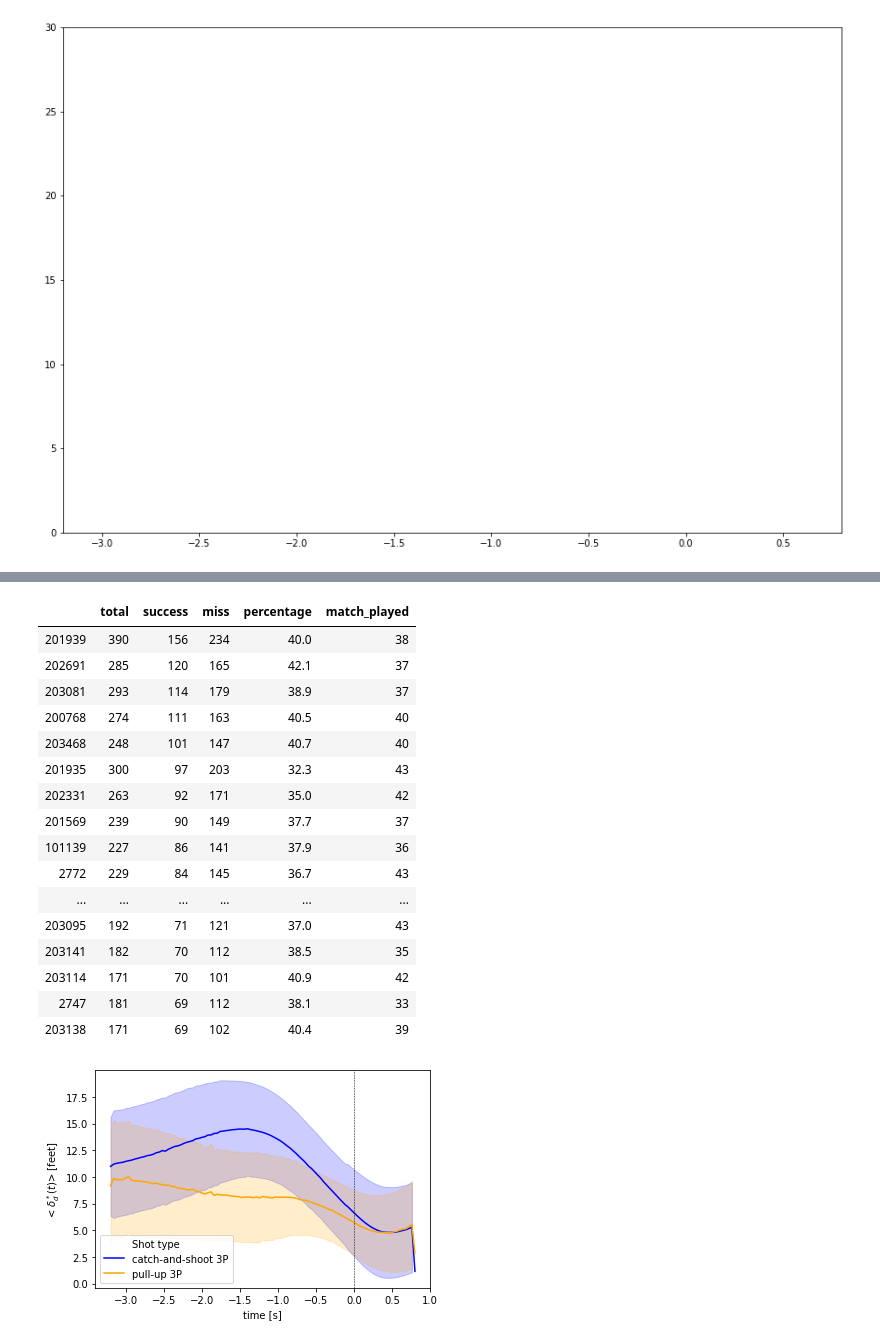
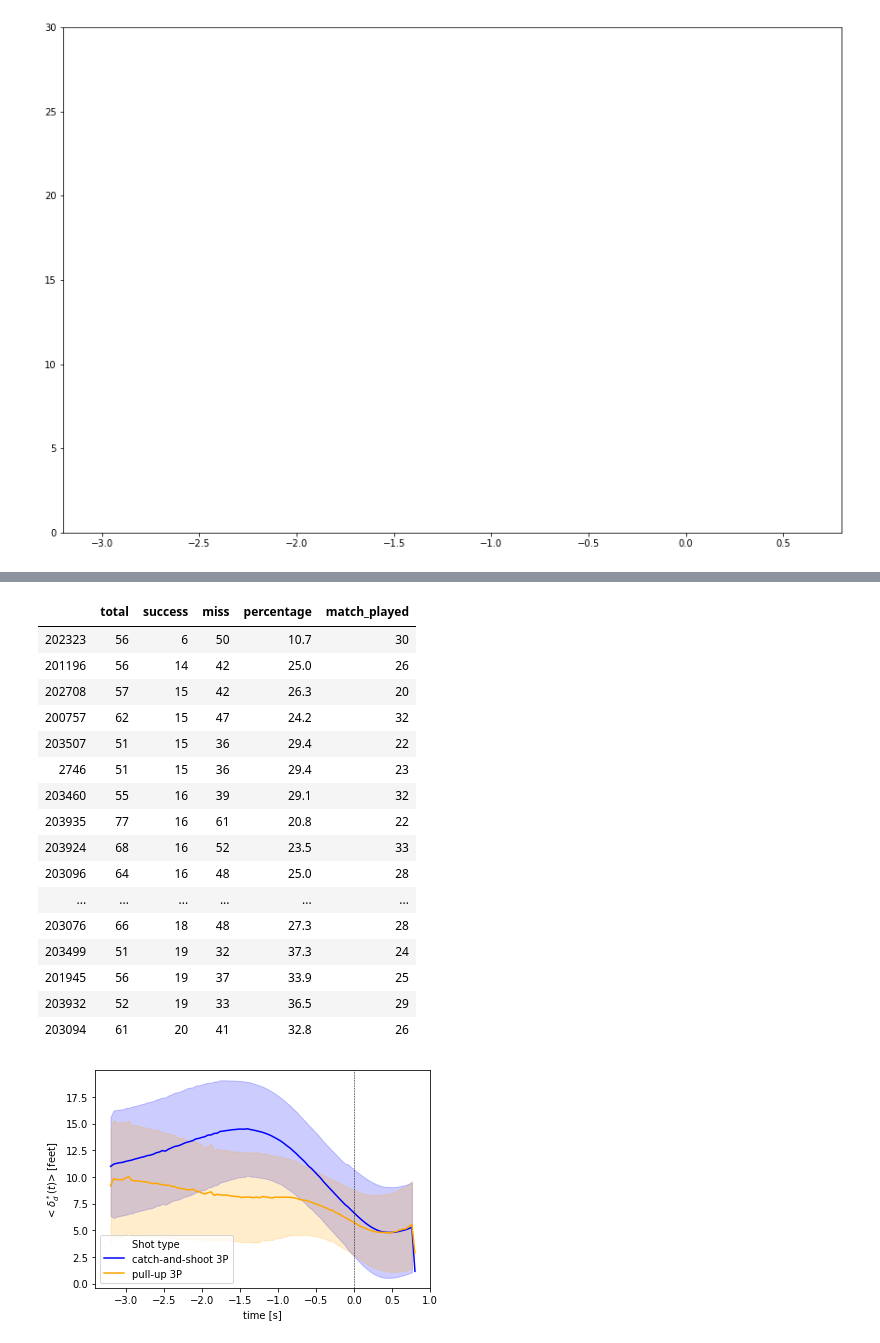
Before and after one commit to AmigoCap/MecaSportCo, a Jupyter notebook: 4_Free_space_and_3-points_efficiency.ipynb, the cells around one changed output, grey strips where cells are left out. Saved outputs shown, nothing was run; the diff lists cells and outputs as text; code cells hidden in the pictures.

```diff
--- a/4_Free_space_and_3-points_efficiency.ipynb
+++ b/4_Free_space_and_3-points_efficiency.ipynb
@@ -603,25 +695,25 @@ def players_stats(df_shots):
 
 df_stats=players_stats(df_shots)
 # %%
-df_stats.sort_values('success',ascending=False).head(20)
+df_stats.query('total>50').sort_values('success',ascending=True).head(20)
 # %% [output]
 |  | total | success | miss | percentage | match_played |
-| 201939 | 390 | 156 | 234 | 40.0 | 38 |
-| 202691 | 285 | 120 | 165 | 42.1 | 37 |
-| 203081 | 293 | 114 | 179 | 38.9 | 37 |
-| 200768 | 274 | 111 | 163 | 40.5 | 40 |
-| 203468 | 248 | 101 | 147 | 40.7 | 40 |
-| 201935 | 300 | 97 | 203 | 32.3 | 43 |
-| 202331 | 263 | 92 | 171 | 35.0 | 42 |
-| 201569 | 239 | 90 | 149 | 37.7 | 37 |
-| 101139 | 227 | 86 | 141 | 37.9 | 36 |
-| 2772 | 229 | 84 | 145 | 36.7 | 43 |
+| 202323 | 56 | 6 | 50 | 10.7 | 30 |
+| 201196 | 56 | 14 | 42 | 25.0 | 26 |
+| 202708 | 57 | 15 | 42 | 26.3 | 20 |
+| 200757 | 62 | 15 | 47 | 24.2 | 32 |
+| 203507 | 51 | 15 | 36 | 29.4 | 22 |
+| 2746 | 51 | 15 | 36 | 29.4 | 23 |
+| 203460 | 55 | 16 | 39 | 29.1 | 32 |
+| 203935 | 77 | 16 | 61 | 20.8 | 22 |
+| 203924 | 68 | 16 | 52 | 23.5 | 33 |
+| 203096 | 64 | 16 | 48 | 25.0 | 28 |
 | ... | ... | ... | ... | ... | ... |
-| 203095 | 192 | 71 | 121 | 37.0 | 43 |
-| 203141 | 182 | 70 | 112 | 38.5 | 35 |
-| 203114 | 171 | 70 | 101 | 40.9 | 42 |
-| 2747 | 181 | 69 | 112 | 38.1 | 33 |
-| 203138 | 171 | 69 | 102 | 40.4 | 39 |
+| 203076 | 66 | 18 | 48 | 27.3 | 28 |
+| 203499 | 51 | 19 | 32 | 37.3 | 24 |
+| 201945 | 56 | 19 | 37 | 33.9 | 25 |
+| 203932 | 52 | 19 | 33 | 36.5 | 29 |
+| 203094 | 61 | 20 | 41 | 32.8 | 26 |
 # %%
 id_inf_25=df_stats.query('total>50 and percentage<25').index
 id_25_30=df_stats.query('total>50 and 25<=percentage<30').index
```
Also changed, not shown: parts of 5 cells of this notebook.
